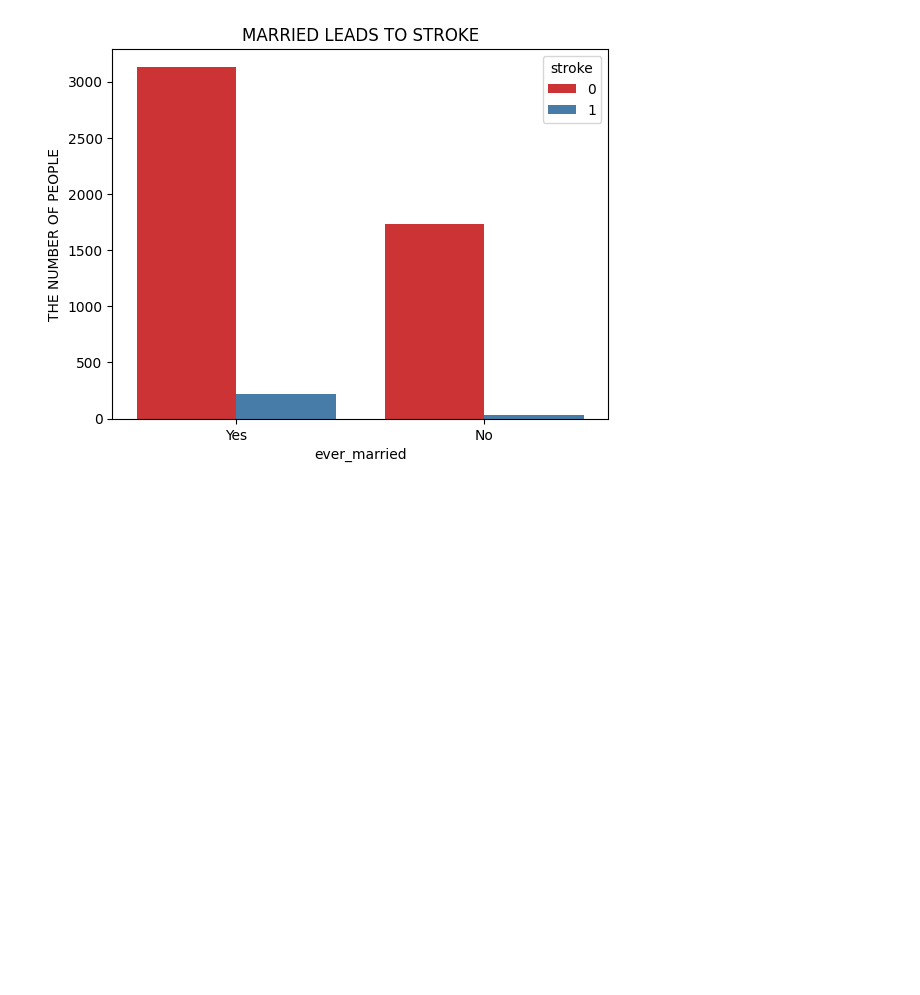
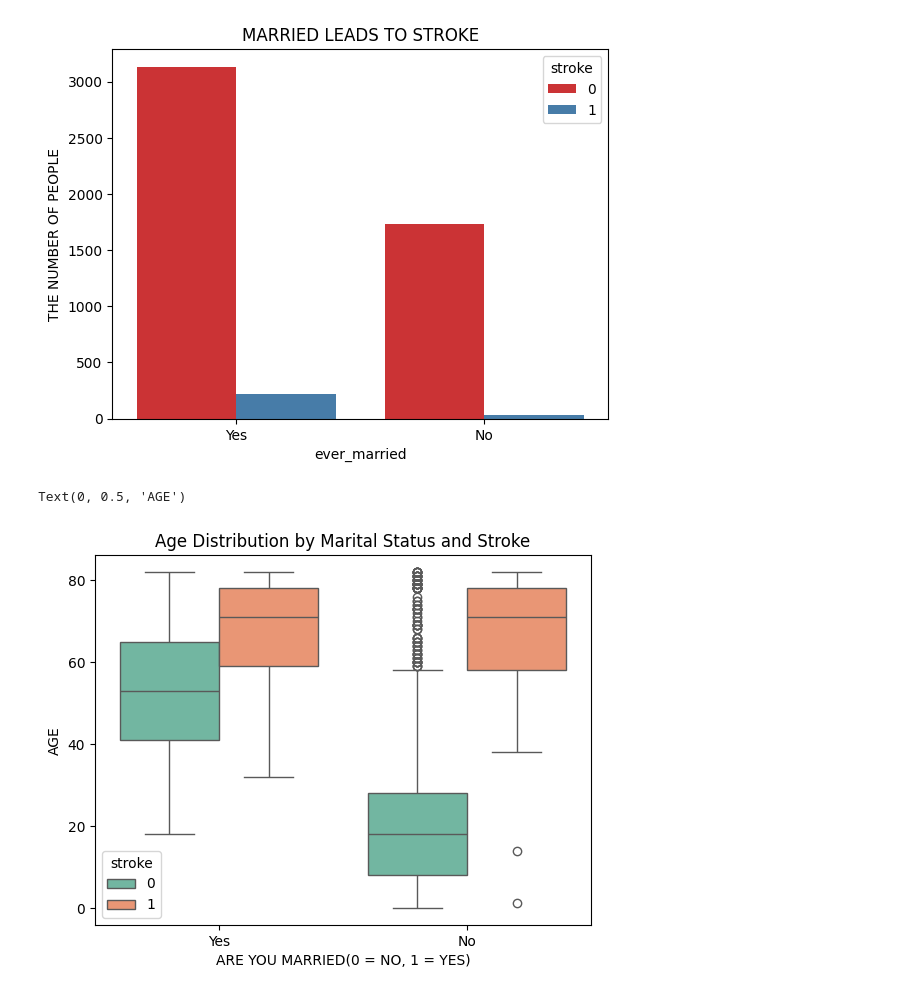
Before and after one commit to millertaybali/python_for_data_science_project_group_5, a Jupyter notebook: stroke_analysis.ipynb, the cells around one changed output. Saved outputs shown, nothing was run; the diff lists cells and outputs as text; code cells hidden in the pictures; blank space fills up the shorter version.

```diff
--- a/stroke_analysis.ipynb
+++ b/stroke_analysis.ipynb
@@ -334,3 +337,11 @@ plt.title("MARRIED LEADS TO STROKE")
 # %% [output]
 Text(0.5, 1.0, 'MARRIED LEADS TO STROKE')
 [figure]
+# %%
+sns.boxplot(data=df, x="ever_married", y="age", hue="stroke", palette="Set2")
+plt.title("Age Distribution by Marital Status and Stroke")
+plt.xlabel("ARE YOU MARRIED(0 = NO, 1 = YES)")
+plt.ylabel("AGE")
+# %% [output]
+Text(0, 0.5, 'AGE')
+[figure, added]
```
Also changed, not shown: parts of 3 cells of this notebook.
